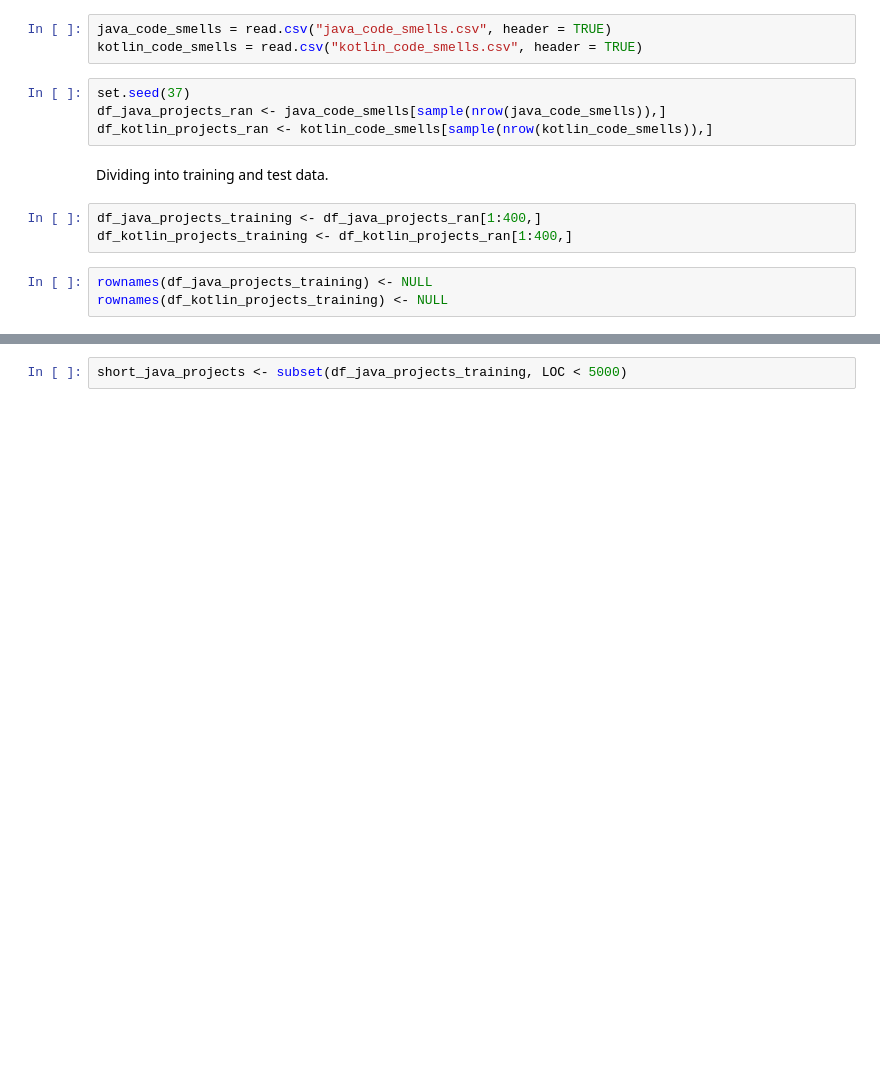
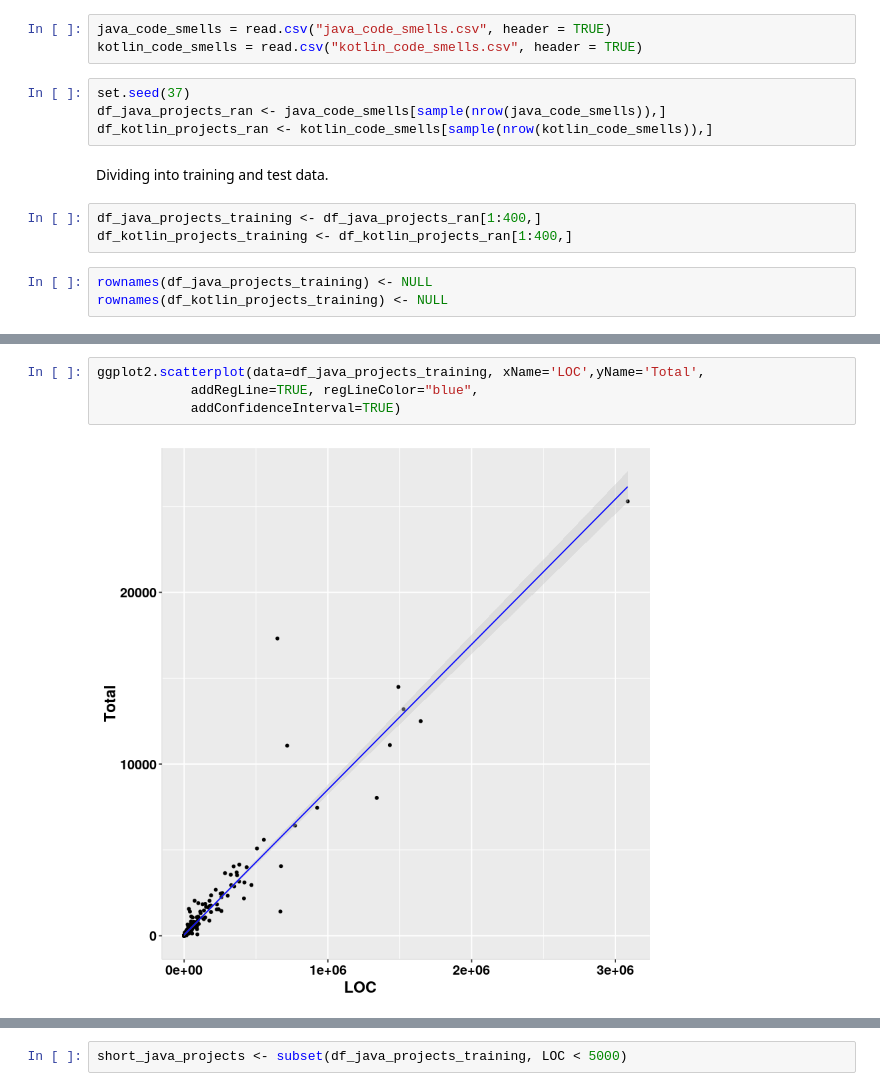
Before and after one commit to SimonHellbrueck/BT_Repository_Mining, a Jupyter notebook: regressiondiagnostics.ipynb, the cells around one changed output, grey strips where cells are left out. Saved outputs shown, nothing was run; the diff lists cells and outputs as text; blank space fills up the shorter version.

```diff
--- a/regressiondiagnostics.ipynb
+++ b/regressiondiagnostics.ipynb
@@ -51,0 +52,6 @@ abline(fit)
+# %%
+ggplot2.scatterplot(data=df_java_projects_training, xName='LOC',yName='Total',
+            addRegLine=TRUE, regLineColor="blue",
+            addConfidenceInterval=TRUE)
+# %% [output]
+[figure, added]
```
Also changed, not shown: parts of 17 cells of this notebook.
